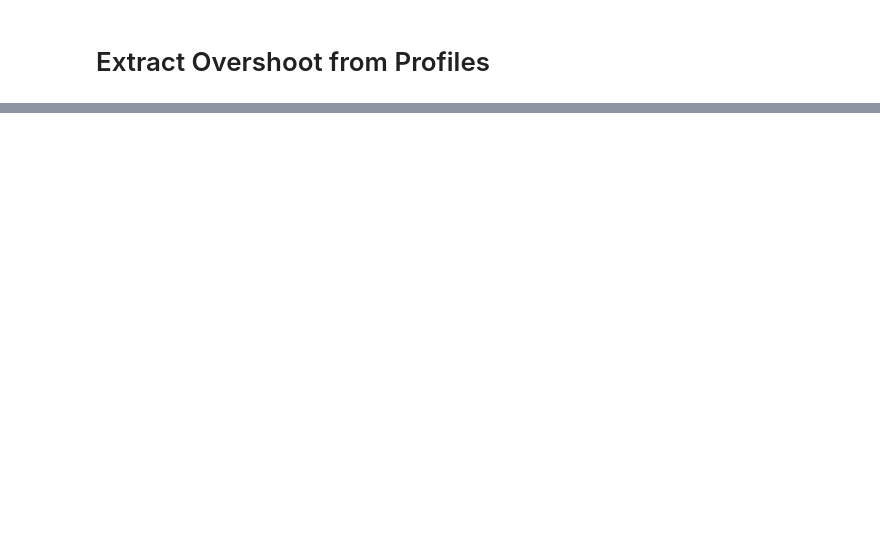
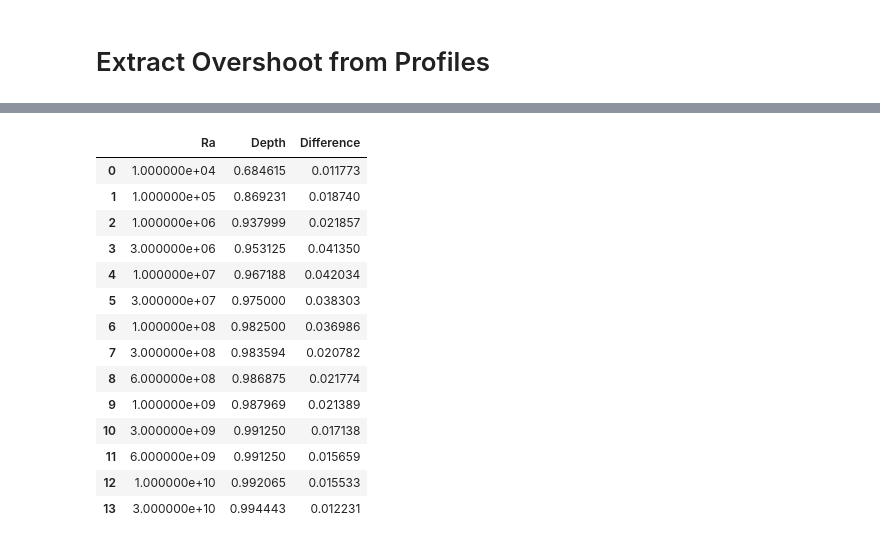
Before and after one commit to juliangtCode/CitcomCU-Notebooks, a Jupyter notebook: Basal Heating/Extract Overshoot from Profiles.ipynb, the cells around one changed output, grey strips where cells are left out. Drawn from its saved outputs; the diff is of its cells as text; code cells hidden in the pictures; blank space fills up the shorter version.

```diff
--- a/Basal Heating/Extract Overshoot from Profiles.ipynb
+++ b/Basal Heating/Extract Overshoot from Profiles.ipynb
@@ -194,3 +193,24 @@ plt.savefig(image_path + 'overshoot_both_long.png',pad_inches=0.1,bbox_inches='t
 plt.grid();
 # %% [output]
 [drawing not drawn]
+# %%
+average_top_bot = (abs(result['Difference'])+abs(result2['Difference']))/2
+result = result.drop(['Interior','Overshoot','Difference'],axis=1)
+result.insert(2, 'Difference', average_top_bot, True)
+result
+# %% [output]
+|  | Ra | Depth | Difference |
+| 0 | 1.000000e+04 | 0.684615 | 0.011773 |
+| 1 | 1.000000e+05 | 0.869231 | 0.018740 |
+| 2 | 1.000000e+06 | 0.937999 | 0.021857 |
+| 3 | 3.000000e+06 | 0.953125 | 0.041350 |
+| 4 | 1.000000e+07 | 0.967188 | 0.042034 |
+| 5 | 3.000000e+07 | 0.975000 | 0.038303 |
+| 6 | 1.000000e+08 | 0.982500 | 0.036986 |
+| 7 | 3.000000e+08 | 0.983594 | 0.020782 |
+| 8 | 6.000000e+08 | 0.986875 | 0.021774 |
+| 9 | 1.000000e+09 | 0.987969 | 0.021389 |
+| 10 | 3.000000e+09 | 0.991250 | 0.017138 |
+| 11 | 6.000000e+09 | 0.991250 | 0.015659 |
+| 12 | 1.000000e+10 | 0.992065 | 0.015533 |
+| 13 | 3.000000e+10 | 0.994443 | 0.012231 |
```
Also changed, not shown: parts of 8 cells of this notebook, 4 other files.
